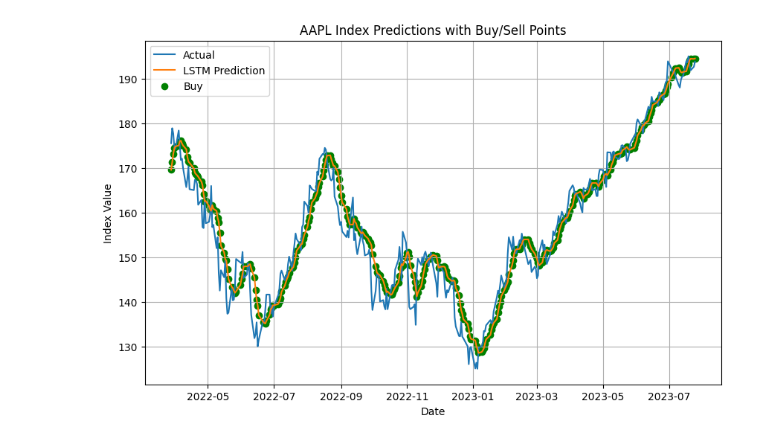
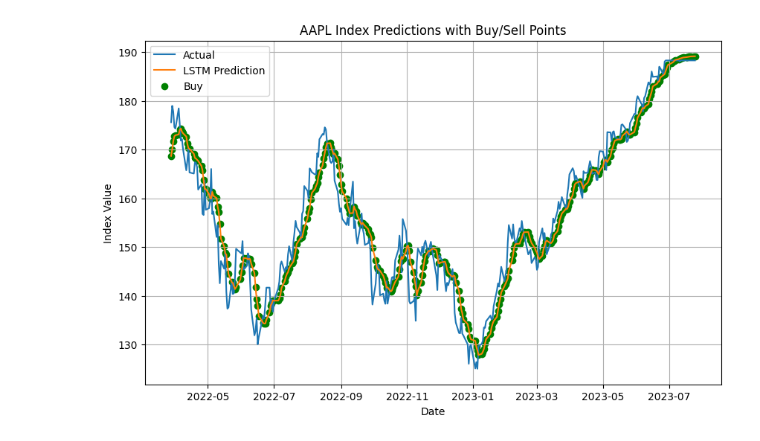
Before and after one commit to seigo07/RNN_Stock_Price_Prediction, a Jupyter notebook: src/lstm.ipynb, the cells around one changed output. Drawn from its saved outputs; the diff is of its cells as text; code cells hidden in the pictures.

```diff
--- a/src/lstm.ipynb
+++ b/src/lstm.ipynb
@@ -20,6 +20,18 @@ ticker = "AAPL"
 end = datetime.now()
 start = datetime(2016, end.month, end.day)
 dataset = yf.download(ticker, start, end)
+
+# Data Cleaning
+# Handle Missing Data
+dataset = dataset.dropna()  # Remove rows with missing data
+
+# Remove Duplicates
+dataset = dataset[~dataset.index.duplicated(keep='first')]
+
+# Handle Outliers (Clipping values)
+lower_bound = 0  # Define lower bound for clipping
+upper_bound = np.percentile(dataset['Close'], 99)  # Define upper bound for clipping (99th percentile)
+dataset['Close'] = np.clip(dataset['Close'], lower_bound, upper_bound)
 
 # Preprocess the data
 data = dataset['Close'].values.reshape(-1, 1)
@@ -195 +207 @@ Profit or Loss: $83.60
-[figure, old version]
+[figure, new version]
```
Also changed, not shown: parts of 1 cell of this notebook, 1 other file.
